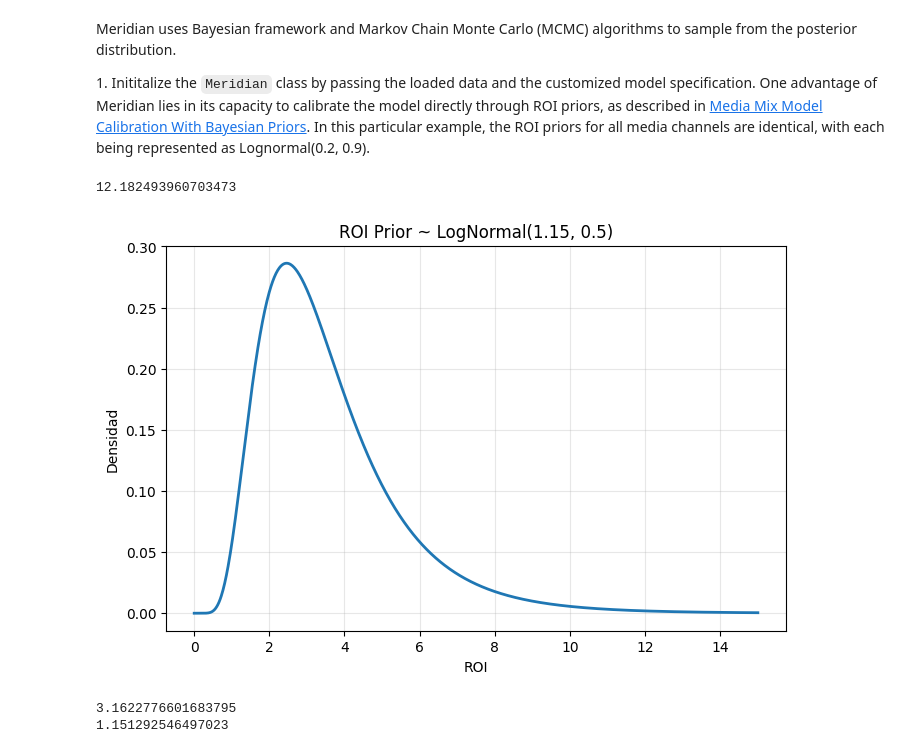
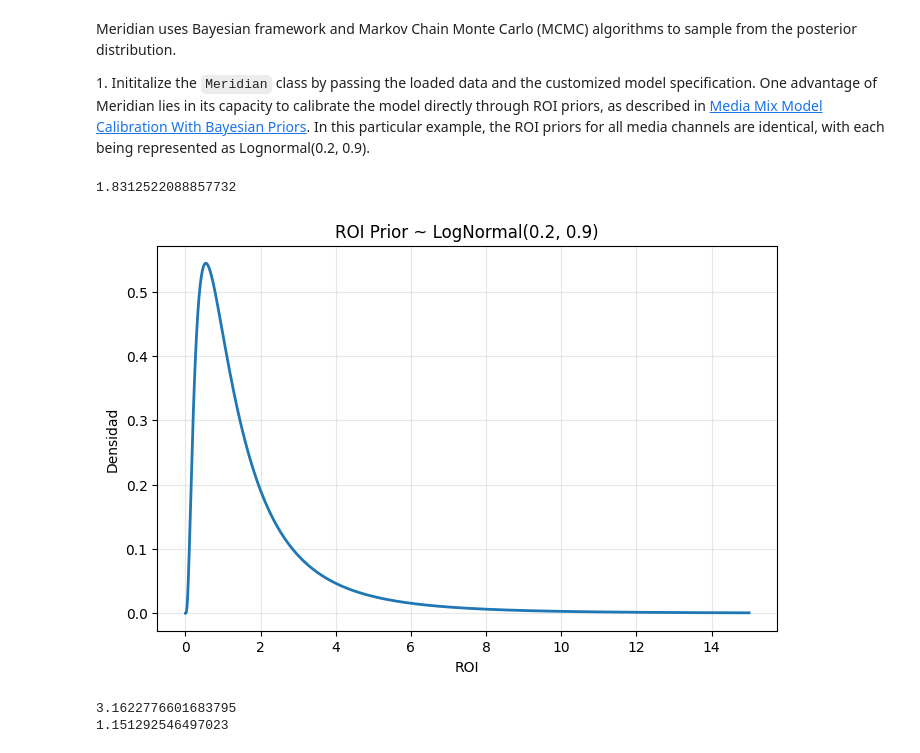
Before and after one commit to FranciscoRiano/datacollectionteam13, a Jupyter notebook: demo/Meridian_Getting_Started.ipynb, the cells around one changed output. Drawn from its saved outputs; the diff is of its cells as text; code cells hidden in the pictures.

```diff
--- a/demo/Meridian_Getting_Started.ipynb
+++ b/demo/Meridian_Getting_Started.ipynb
@@ -404,37 +404,37 @@ mmm = model.Meridian(input_data=data, model_spec=model_spec)
 # %%
 import numpy as np
 
-mu = 2
-sigma = 1
+mu = 0.2
+sigma = 0.9
 
 expected_roi = np.exp(mu + sigma**2/2)
 print(expected_roi)
 # %% [output]
-12.182493960703473
+1.8312522088857732
 # %%
 import numpy as np
 import matplotlib.pyplot as plt
 from scipy.stats import lognorm
 
 # Parámetros del prior
-mu = 1.15
-sigma = 0.5
+mu = 0.2
+sigma = 0.9
 
 # Rango de valores para ROI
 x = np.linspace(0.001, 15, 1000)
 
 # Distribución LogNormal
 y = lognorm.pdf(x, s=sigma, scale=np.exp(mu))
 
 plt.figure(figsize=(8,5))
 plt.plot(x, y, linewidth=2)
 plt.title(f"ROI Prior ~ LogNormal({mu}, {sigma})")
 plt.xlabel("ROI")
 plt.ylabel("Densidad")
 plt.grid(True, alpha=0.3)
 plt.show()
 # %% [output]
-[figure, old version]
+[figure, new version]
 # %%
 centro = np.sqrt(2 * 5)
 print(centro)
```
Also changed, not shown: parts of 1 cell of this notebook.
